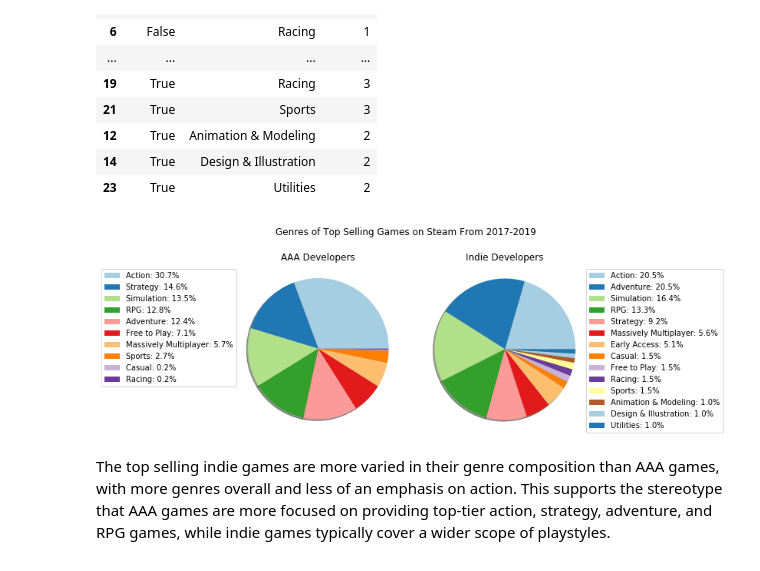
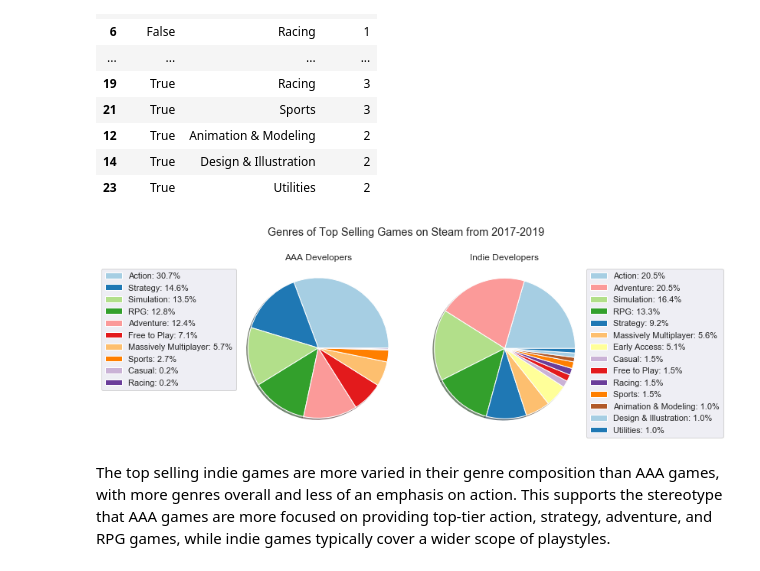
Before and after one commit to kaichang1/Steam, a Jupyter notebook: Steam.ipynb, the cells around one changed output. Cells and saved outputs as stored; diff of their text form; code cells hidden in the pictures.

```diff
--- a/Steam.ipynb
+++ b/Steam.ipynb
@@ -132,7 +132,7 @@ df.is_indie.value_counts().reset_index().rename(columns={'index': 'is_indie', 'i
 | 0 | False | 215 |
 | 1 | True | 84 |
 # %%
-sns.set_palette('Paired')
+sns.set(style='darkgrid', palette='Paired')
 fig, ax = plt.subplots()
 ax.pie(df.is_indie.value_counts(), autopct='%0.1f%%', pctdistance=1.2, shadow=True, explode=(0, 0.1))
 ax.legend(['AAA Developer', 'Indie Developer'])
@@ -199,5 +199,5 @@ genre_counts_ratings
 # %%
-sns.set_palette('husl')
+sns.set(style='darkgrid', palette='husl')
 fig, ax = plt.subplots(figsize=(10, 6))
 sns.barplot(data=genre_counts_ratings, x='genres', y='rating')
 plt.xticks(rotation=40)
@@ -232,13 +232,13 @@ indie_year_counts
 | 4 | 2019 | False | 71 | 100 | 0.710000 |
 | 5 | 2019 | True | 29 | 100 | 0.290000 |
 # %%
-sns.set_palette('Paired')
+sns.set(style='darkgrid', palette='Paired')
 fig, ax = plt.subplots(figsize=(8, 4))
 sns.lineplot(data=indie_year_counts, x='year', y='percentage', hue='is_indie')
 ax.set_xticks([2017, 2018, 2019])
 ax.legend(['AAA', 'Indie'])
 ax.set_xlabel('Year')
 ax.set_ylabel('Percentage')
-ax.set_title('Developers for Top Selling Games on Steam From 2017-2019')
+ax.set_title('Developers for Top Selling Games on Steam from 2017-2019')
 plt.show()
 # %% [output]
@@ -304,25 +304,27 @@ dev_genre_counts
 | 23 | True | Utilities | 2 |
 # %%
 fig, [ax1, ax2] = plt.subplots(1, 2, figsize=(8, 4))
-fig.suptitle('Genres of Top Selling Games on Steam From 2017-2019', y=1.05)
+fig.suptitle('Genres of Top Selling Games on Steam from 2017-2019', y=1.05)
 
-percentage1 = 100 * np.array(AAA_genre_counts.counts) / sum(np.array(AAA_genre_counts.counts))
-label1 = ['{0}: {1:0.1f}%'.format(a, b) for (a, b) in zip(AAA_genre_counts.genres, percentage1)]
-ax1.pie(AAA_genre_counts.counts, shadow=True)
-ax1.legend(label1, bbox_to_anchor=(0, 1))
+color_dict = dict(zip(dev_genre_counts.genres.unique(), sns.color_palette('Paired', dev_genre_counts.genres.nunique())))
+
+percentage_1 = 100 * np.array(AAA_genre_counts.counts) / sum(np.array(AAA_genre_counts.counts))
+label_1 = ['{0}: {1:0.1f}%'.format(a, b) for (a, b) in zip(AAA_genre_counts.genres, percentage_1)]
+ax1.pie(AAA_genre_counts.counts, shadow=True, colors=[color_dict[v] for v in AAA_genre_counts.genres])
+ax1.legend(label_1, bbox_to_anchor=(0, 1))
 ax1.set_title('AAA Developers')
 ax1.axis('equal')
 
-percentage2 = 100 * np.array(indie_genre_counts.counts) / sum(np.array(indie_genre_counts.counts))
-label2 = ['{0}: {1:0.1f}%'.format(a, b) for (a, b) in zip(indie_genre_counts.genres, percentage2)]
-ax2.pie(indie_genre_counts.counts, shadow=True)
-ax2.legend(label2, bbox_to_anchor=(1, 1))
+percentage_2 = 100 * np.array(indie_genre_counts.counts) / sum(np.array(indie_genre_counts.counts))
+label_2 = ['{0}: {1:0.1f}%'.format(a, b) for (a, b) in zip(indie_genre_counts.genres, percentage_2)]
+ax2.pie(indie_genre_counts.counts, shadow=True, colors=[color_dict[v] for v in indie_genre_counts.genres])
+ax2.legend(label_2, bbox_to_anchor=(1, 1))
 ax2.set_title('Indie Developers')
 ax2.axis('equal')
 
 plt.show()
 # %% [output]
-[figure, old version]
+[figure, new version]
 # %% [markdown]
 The top selling indie games are more varied in their genre composition than AAA games, with more genres overall and less of an emphasis on action. This supports the stereotype that AAA games are more focused on providing top-tier action, strategy, adventure, and RPG games, while indie games typically cover a wider scope of playstyles.
 # %% [markdown]
```
Also changed, not shown: parts of 15 cells of this notebook.
